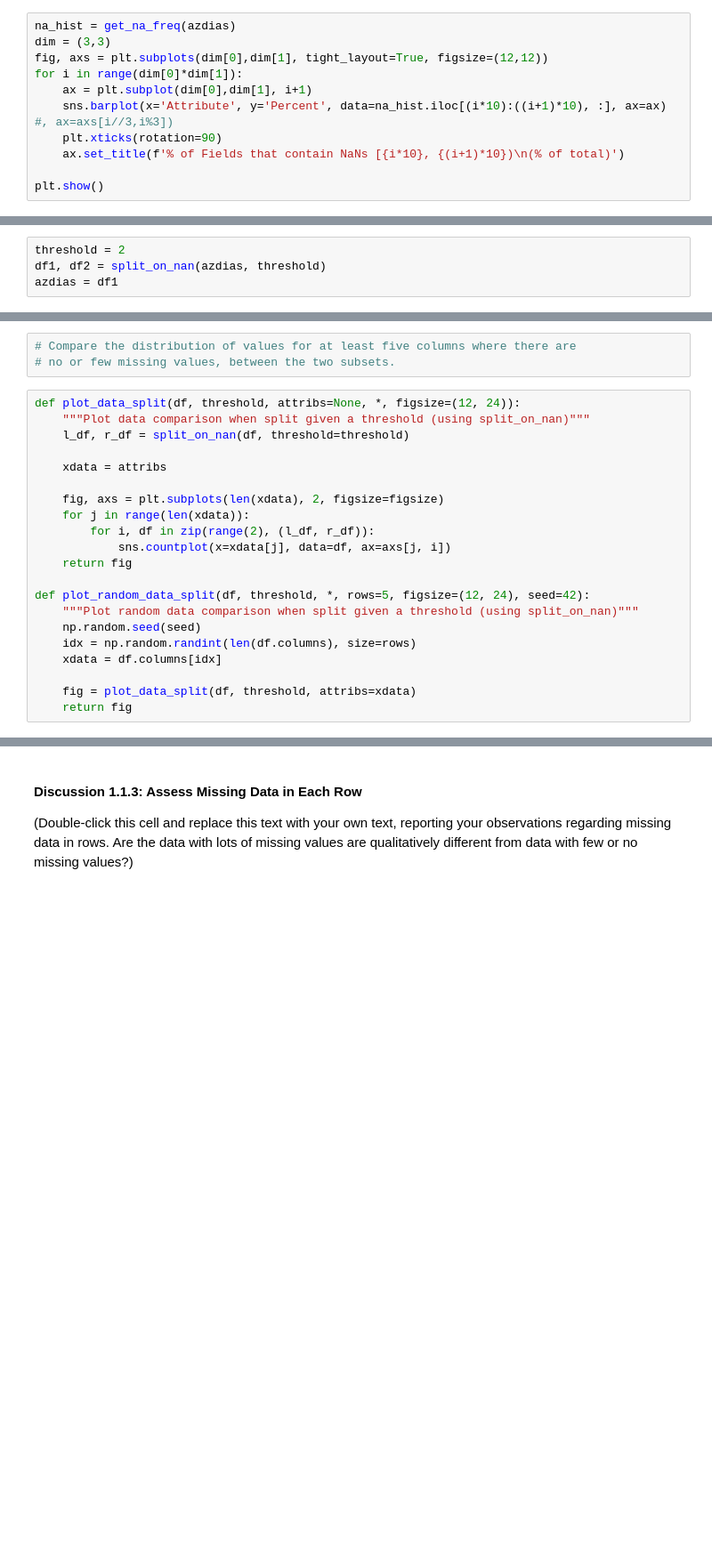
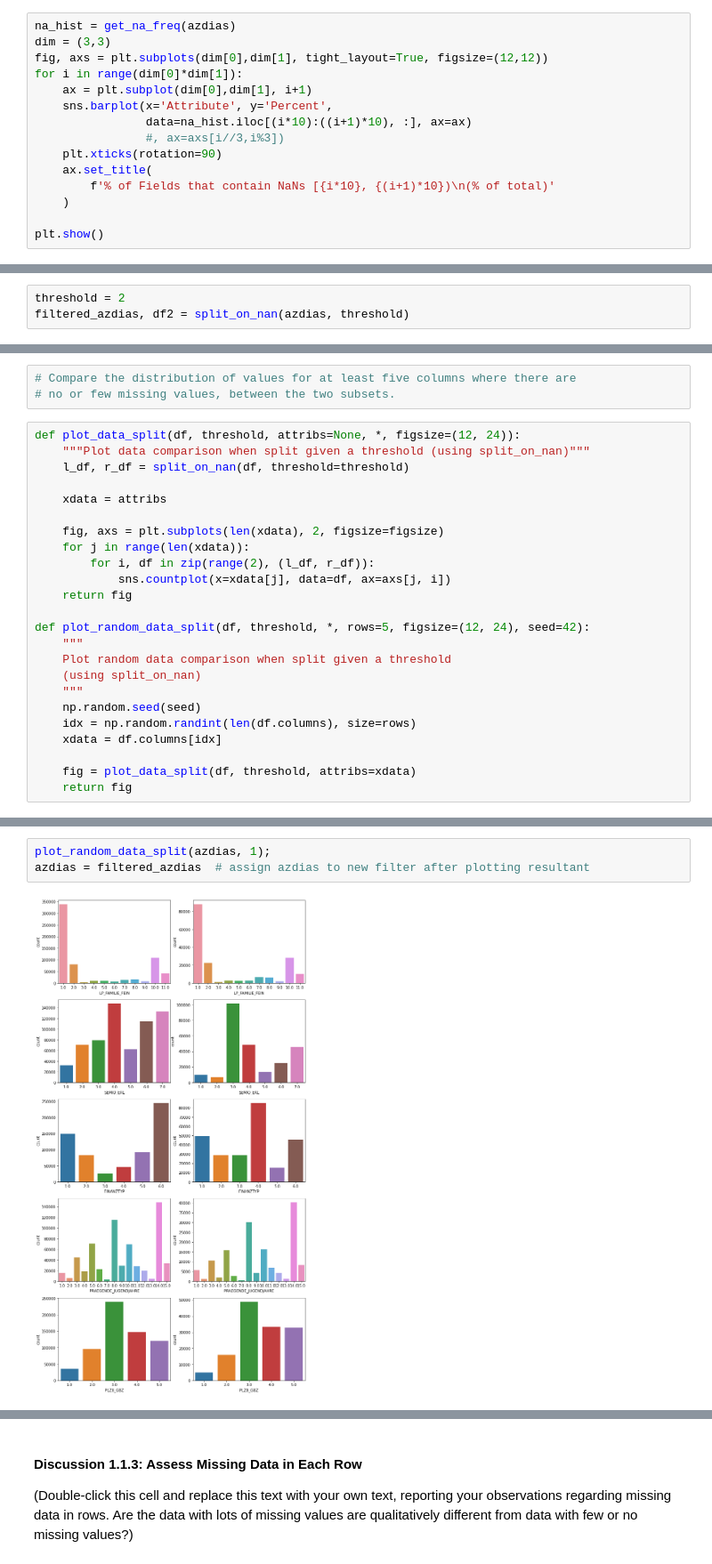
Before and after one commit to amcumber/udacity-identify-customer-segments, a Jupyter notebook: Identify_Customer_Segments.ipynb, the cells around one changed output, grey strips where cells are left out. Shown: that part at 89% size. Cells and saved outputs as stored; diff of their text form; blank space fills up the shorter version.

```diff
--- a/Identify_Customer_Segments.ipynb
+++ b/Identify_Customer_Segments.ipynb
@@ -197,9 +458,13 @@ dim = (3,3)
 fig, axs = plt.subplots(dim[0],dim[1], tight_layout=True, figsize=(12,12))
 for i in range(dim[0]*dim[1]):
     ax = plt.subplot(dim[0],dim[1], i+1)
-    sns.barplot(x='Attribute', y='Percent', data=na_hist.iloc[(i*10):((i+1)*10), :], ax=ax)  #, ax=axs[i//3,i%3])
+    sns.barplot(x='Attribute', y='Percent',
+                data=na_hist.iloc[(i*10):((i+1)*10), :], ax=ax)
+                #, ax=axs[i//3,i%3])
     plt.xticks(rotation=90)
-    ax.set_title(f'% of Fields that contain NaNs [{i*10}, {(i+1)*10})\n(% of total)')
+    ax.set_title(
+        f'% of Fields that contain NaNs [{i*10}, {(i+1)*10})\n(% of total)'
+    )
 
 plt.show()
 # %% [output]
@@ -302,7 +528,6 @@ test_split_on_nan()
 # %%
 threshold = 2
-df1, df2 = split_on_nan(azdias, threshold)
-azdias = df1
+filtered_azdias, df2 = split_on_nan(azdias, threshold)
 # %%
 na_hist_idx.head()
 # %% [output]
@@ -329,7 +554,10 @@ def plot_data_split(df, threshold, attribs=None, *, figsize=(12, 24)):
     return fig
 
 def plot_random_data_split(df, threshold, *, rows=5, figsize=(12, 24), seed=42):
-    """Plot random data comparison when split given a threshold (using split_on_nan)"""
+    """
+    Plot random data comparison when split given a threshold
+    (using split_on_nan)
+    """
     np.random.seed(seed)
     idx = np.random.randint(len(df.columns), size=rows)
     xdata = df.columns[idx]
@@ -344,2 +567,7 @@ ValueError: min() arg is an empty sequence
+# %%
+plot_random_data_split(azdias, 1);
+azdias = filtered_azdias  # assign azdias to new filter after plotting resultant
+# %% [output]
+[figure, added]
 # %%
 print(f'number of discarded rows: {len(df2)}')
```
Also changed, not shown: parts of 74 cells of this notebook, 1 other file.
